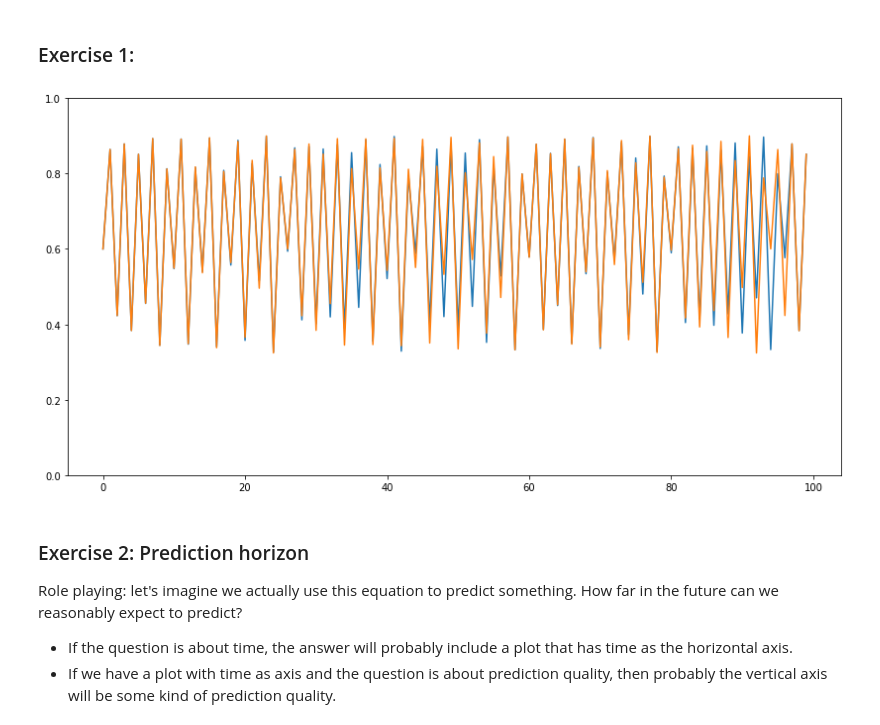
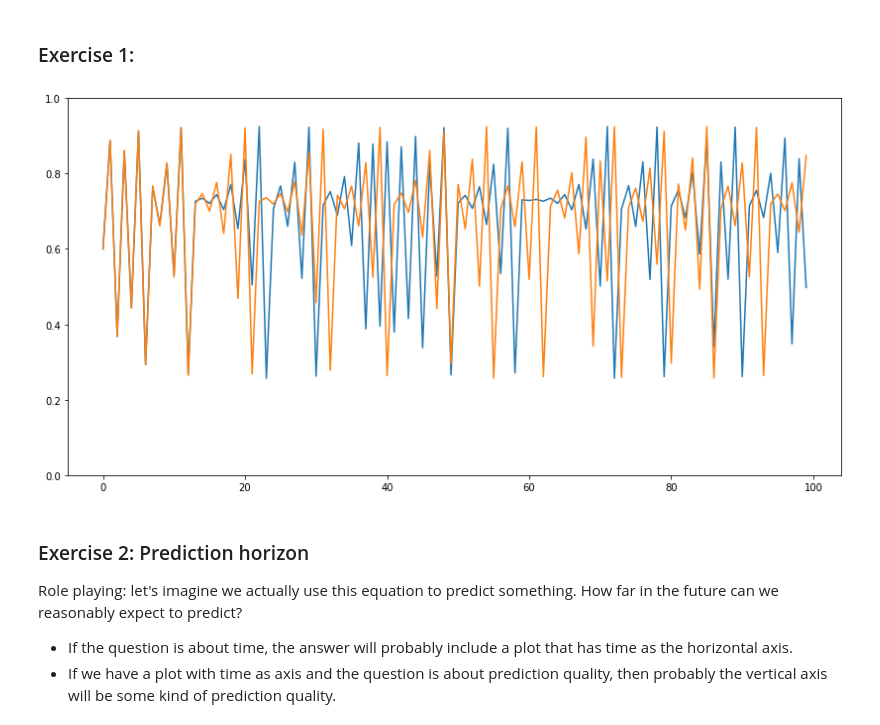
Before and after one commit to kanemoser/urban-broccoli, a Jupyter notebook: class_4_butterfly_effect.ipynb, the cells around one changed output. Cells and saved outputs as stored; diff of their text form; code cells hidden in the pictures.

```diff
--- a/class_4_butterfly_effect.ipynb
+++ b/class_4_butterfly_effect.ipynb
@@ -9,18 +9,18 @@ import matplotlib.pyplot as plt
 # %%
 nsteps = 100
 x = np.zeros(nsteps)
 
 starting_points = [0.6, 0.6001]
 fig = plt.figure(figsize=(14,7))
 
 for x[0] in starting_points:
-    r = 3.6
+    r = 3.7
     for i in range(1,nsteps):
         x[i] = r*x[i-1]*(1-x[i-1])
     plt.plot(x);
 plt.ylim((0,1));
 # %% [output]
-[figure, old version]
+[figure, new version]
 # %% [markdown]
 ### Exercise 2: Prediction horizon
 Role playing: let's imagine we actually use this equation to predict something. How far in the future can we reasonably expect to predict?
```
Also changed, not shown: parts of 5 cells of this notebook.
